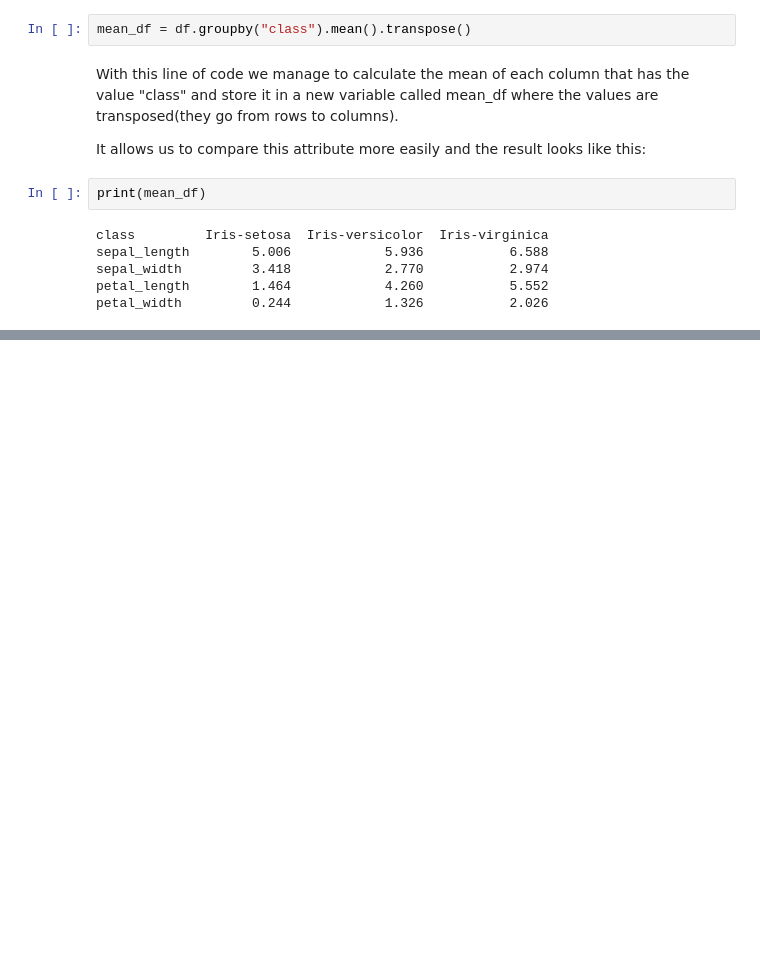
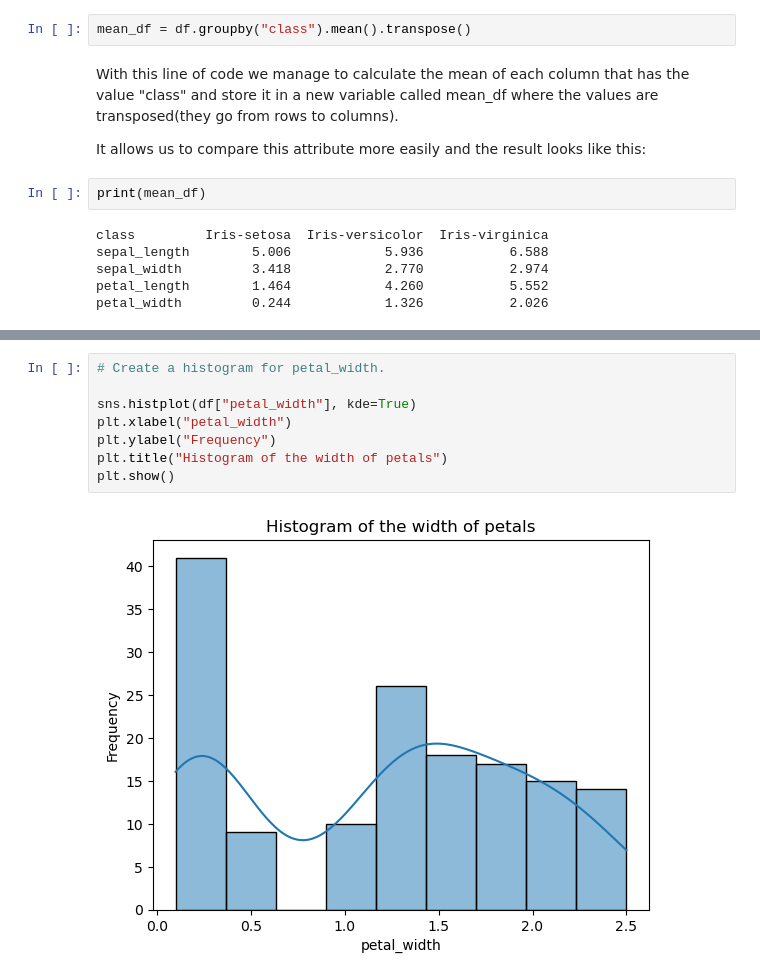
Before and after one commit to jalaca91/Fundamentals-data-analysis, a Jupyter notebook: project.ipynb, the cells around one changed output, grey strips where cells are left out. Saved outputs shown, nothing was run; the diff lists cells and outputs as text; blank space fills up the shorter version.

```diff
--- a/project.ipynb
+++ b/project.ipynb
@@ -315,0 +397,10 @@ petal_width         0.244            1.326           2.026
+# %%
+# Create a histogram for petal_width.
+
+sns.histplot(df["petal_width"], kde=True)
+plt.xlabel("petal_width")
+plt.ylabel("Frequency")
+plt.title("Histogram of the width of petals")
+plt.show()
+# %% [output]
+[figure, added]
```
Also changed, not shown: parts of 21 cells of this notebook.
